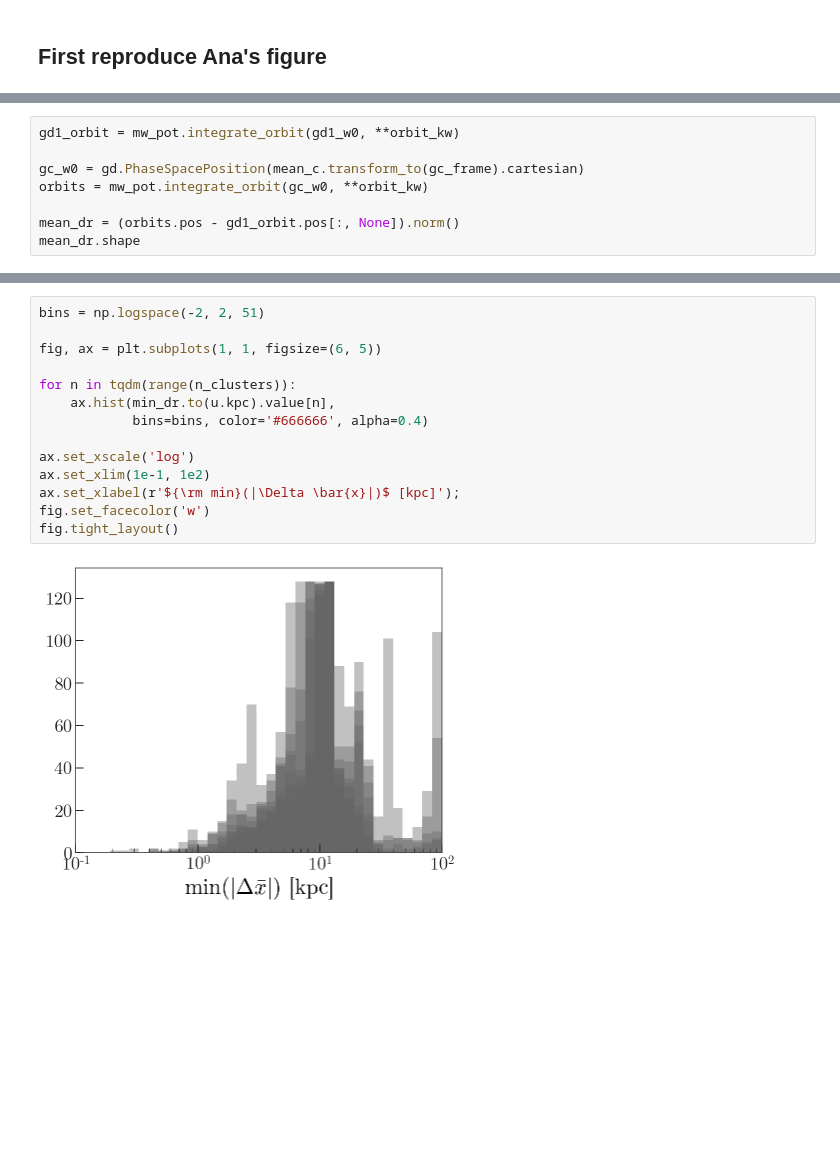
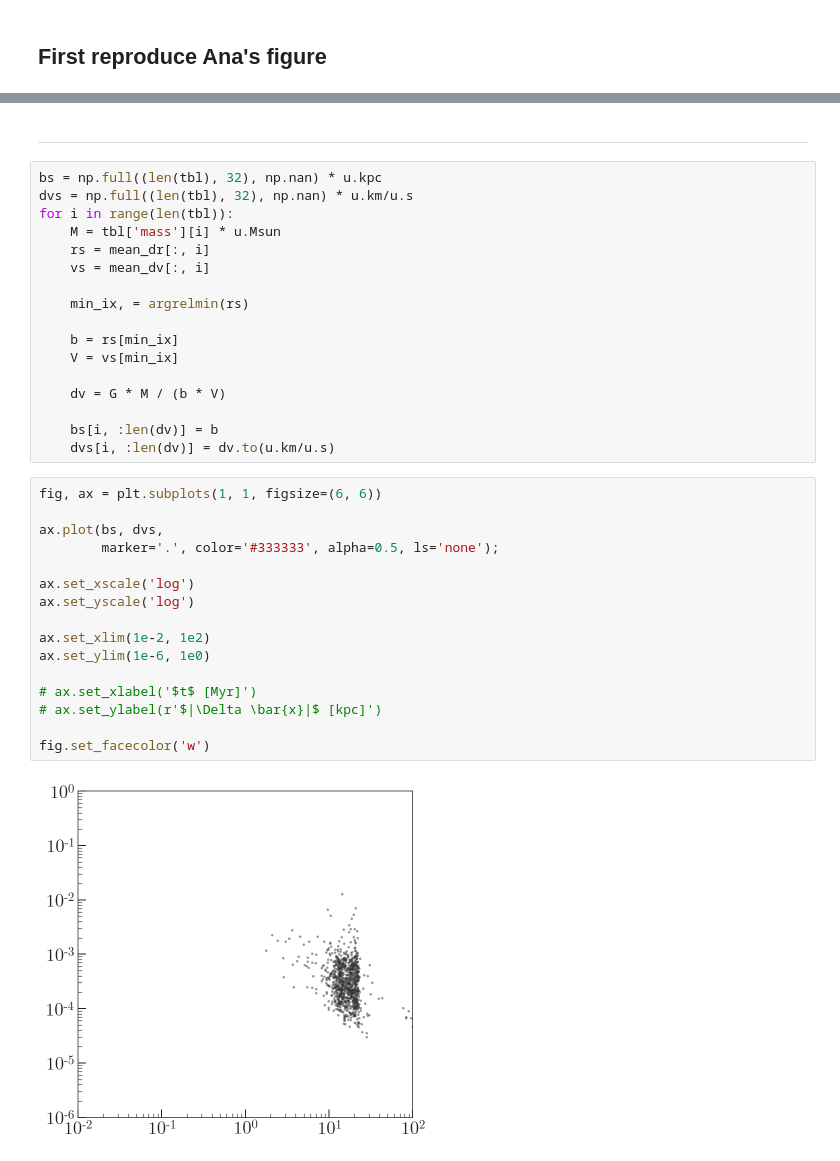
Before and after one commit to abonaca/gd1_spur, a Jupyter notebook: notebooks/Satellite-GD-1-separation.ipynb, the cells around one changed output, grey strips where cells are left out. Drawn from its saved outputs; the diff is of its cells as text; blank space fills up the shorter version.

```diff
--- a/notebooks/Satellite-GD-1-separation.ipynb
+++ b/notebooks/Satellite-GD-1-separation.ipynb
@@ -48,8 +293,0 @@ mean_c = coord.SkyCoord(ra=tbl['RA']*u.deg,
-# %%
-gd1_orbit = mw_pot.integrate_orbit(gd1_w0, **orbit_kw)
-
-gc_w0 = gd.PhaseSpacePosition(mean_c.transform_to(gc_frame).cartesian)
-orbits = mw_pot.integrate_orbit(gc_w0, **orbit_kw)
-
-mean_dr = (orbits.pos - gd1_orbit.pos[:, None]).norm()
-mean_dr.shape
@@ -118,16 +376,37 @@ min_dr = u.Quantity(min_dr)
+# %% [markdown]
+---
+# %%
+bs = np.full((len(tbl), 32), np.nan) * u.kpc
+dvs = np.full((len(tbl), 32), np.nan) * u.km/u.s
+for i in range(len(tbl)):
+    M = tbl['mass'][i] * u.Msun
+    rs = mean_dr[:, i]
+    vs = mean_dv[:, i]
+
+    min_ix, = argrelmin(rs)
+
+    b = rs[min_ix]
+    V = vs[min_ix]
+
+    dv = G * M / (b * V)
+
+    bs[i, :len(dv)] = b
+    dvs[i, :len(dv)] = dv.to(u.km/u.s)
 # %%
-bins = np.logspace(-2, 2, 51)
+fig, ax = plt.subplots(1, 1, figsize=(6, 6))
 
-fig, ax = plt.subplots(1, 1, figsize=(6, 5))
-
-for n in tqdm(range(n_clusters)):
-    ax.hist(min_dr.to(u.kpc).value[n],
-            bins=bins, color='#666666', alpha=0.4)
+ax.plot(bs, dvs,
+        marker='.', color='#333333', alpha=0.5, ls='none');
 
 ax.set_xscale('log')
-ax.set_xlim(1e-1, 1e2)
-ax.set_xlabel(r'${\rm min}(|\Delta \bar{x}|)$ [kpc]');
+ax.set_yscale('log')
+
+ax.set_xlim(1e-2, 1e2)
+ax.set_ylim(1e-6, 1e0)
+
+# ax.set_xlabel('$t$ [Myr]')
+# ax.set_ylabel(r'$|\Delta \bar{x}|$ [kpc]')
+
 fig.set_facecolor('w')
-fig.tight_layout()
 # %% [output]
-[figure, old version]
+[figure, new version]
```
Also changed, not shown: parts of 47 cells of this notebook.
